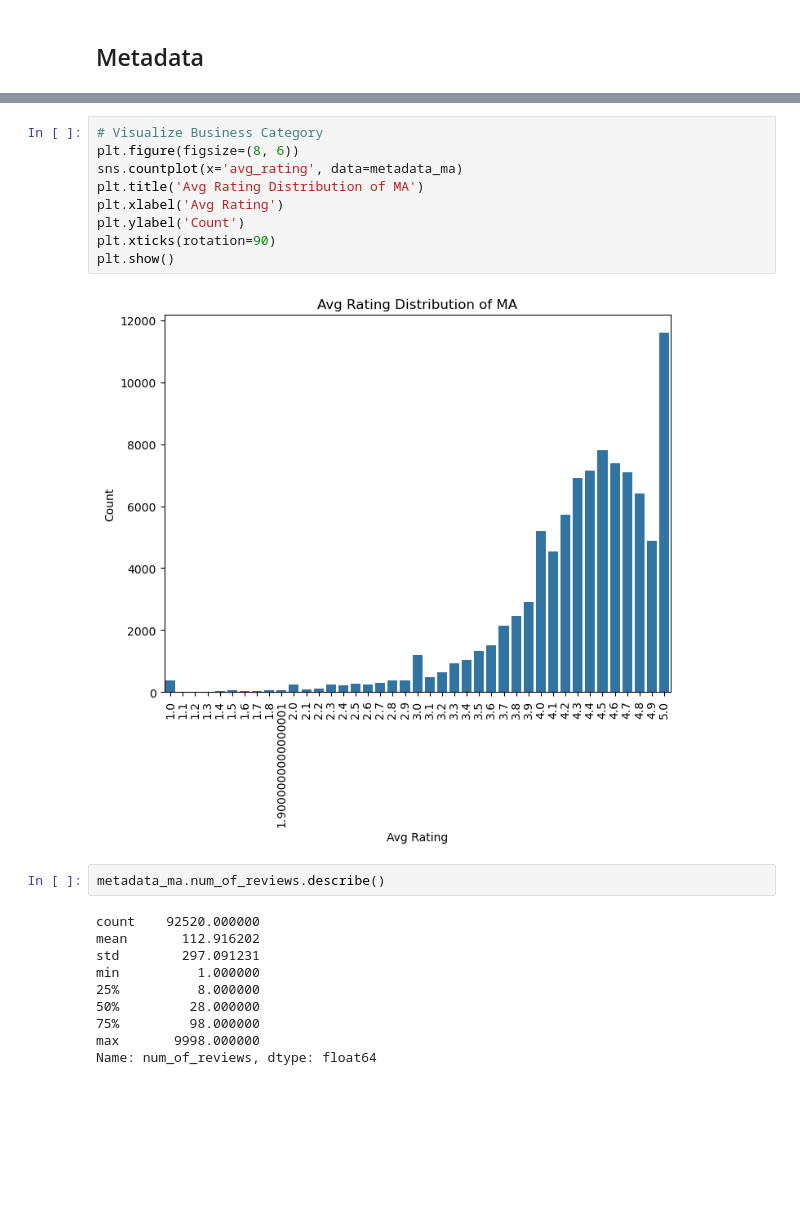
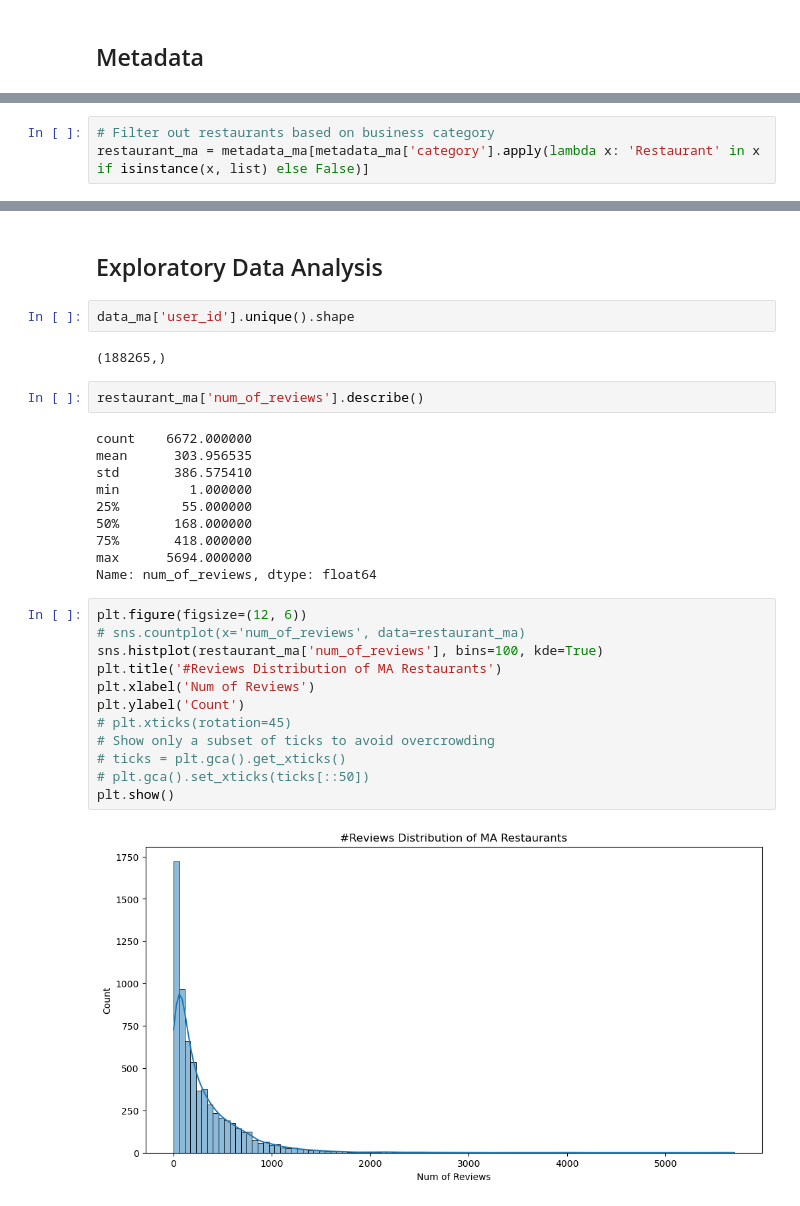
Before and after one commit to yuqinbailey/Restaurant-Rec-Google-Reviews, a Jupyter notebook: 2_EDA.ipynb, the cells around one changed output, grey strips where cells are left out. Drawn from its saved outputs; the diff is of its cells as text; blank space fills up the shorter version.

```diff
--- a/2_EDA.ipynb
+++ b/2_EDA.ipynb
@@ -55,0 +50,3 @@ Name: avg_rating, dtype: float64
+# %%
+# Filter out restaurants based on business category
+restaurant_ma = metadata_ma[metadata_ma['category'].apply(lambda x: 'Restaurant' in x if isinstance(x, list) else False)]
@@ -56,23 +93,32 @@ Name: avg_rating, dtype: float64
+# %% [markdown]
+## Exploratory Data Analysis
+# %%
+data_ma['user_id'].unique().shape
+# %% [output]
+(188265,)
+# %%
+restaurant_ma['num_of_reviews'].describe()
+# %% [output]
+count    6672.000000
+mean      303.956535
+std       386.575410
+min         1.000000
+25%        55.000000
+50%       168.000000
+75%       418.000000
+max      5694.000000
+Name: num_of_reviews, dtype: float64
 # %%
-# Visualize Business Category
-plt.figure(figsize=(8, 6))
-sns.countplot(x='avg_rating', data=metadata_ma)
-plt.title('Avg Rating Distribution of MA')
-plt.xlabel('Avg Rating')
+plt.figure(figsize=(12, 6))
+# sns.countplot(x='num_of_reviews', data=restaurant_ma)
+sns.histplot(restaurant_ma['num_of_reviews'], bins=100, kde=True)
+plt.title('#Reviews Distribution of MA Restaurants')
+plt.xlabel('Num of Reviews')
 plt.ylabel('Count')
-plt.xticks(rotation=90)
+# plt.xticks(rotation=45)
+# Show only a subset of ticks to avoid overcrowding
+# ticks = plt.gca().get_xticks()
+# plt.gca().set_xticks(ticks[::50])
 plt.show()
 # %% [output]
-[figure, old version]
+[figure, new version]
-# %%
-metadata_ma.num_of_reviews.describe()
-# %% [output]
-count    92520.000000
-mean       112.916202
-std        297.091231
-min          1.000000
-25%          8.000000
-50%         28.000000
-75%         98.000000
-max       9998.000000
-Name: num_of_reviews, dtype: float64
```
Also changed, not shown: parts of 25 cells of this notebook, 1 other file.
